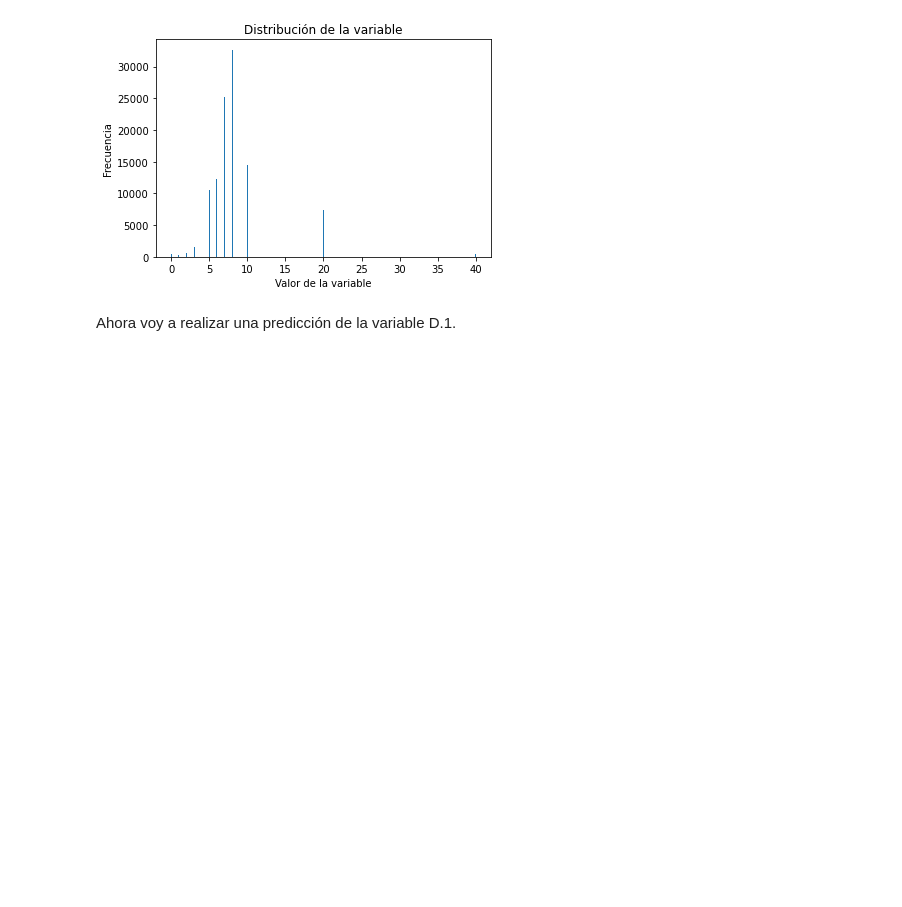
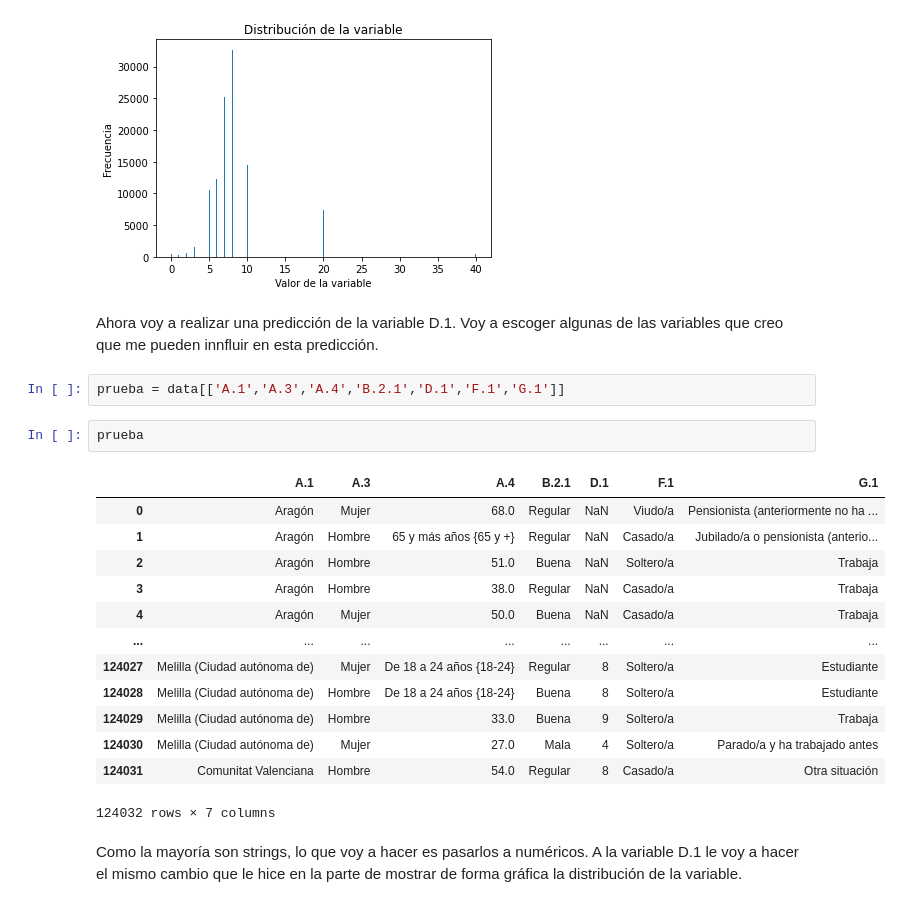
Before and after one commit to noacarrera/PruebaTecnicaMerlin, a Jupyter notebook: parte1.ipynb, the cells around one changed output. Saved outputs shown, nothing was run; the diff lists cells and outputs as text; blank space fills up the shorter version.

Commit message:
Acabada parte 1

```diff
--- a/parte1.ipynb
+++ b/parte1.ipynb
@@ -256,4 +256,24 @@ plt.show()
 # %% [output]
 [figure]
 # %% [markdown]
-Ahora voy a realizar una predicción de la variable D.1.
+Ahora voy a realizar una predicción de la variable D.1. Voy a escoger algunas de las variables que creo que me pueden innfluir en esta predicción.
+# %%
+prueba = data[['A.1','A.3','A.4','B.2.1','D.1','F.1','G.1']]
+# %%
+prueba
+# %% [output]
+|  | A.1 | A.3 | A.4 | B.2.1 | D.1 | F.1 | G.1 |
+| 0 | Aragón | Mujer | 68.0 | Regular | NaN | Viudo/a | Pensionista (anteriormente no ha ... |
+| 1 | Aragón | Hombre | 65 y más años {65 y +} | Regular | NaN | Casado/a | Jubilado/a o pensionista (anterio... |
+| 2 | Aragón | Hombre | 51.0 | Buena | NaN | Soltero/a | Trabaja |
+| 3 | Aragón | Hombre | 38.0 | Regular | NaN | Casado/a | Trabaja |
+| 4 | Aragón | Mujer | 50.0 | Buena | NaN | Casado/a | Trabaja |
+| ... | ... | ... | ... | ... | ... | ... | ... |
+| 124027 | Melilla (Ciudad autónoma de) | Mujer | De 18 a 24 años {18-24} | Regular | 8 | Soltero/a | Estudiante |
+| 124028 | Melilla (Ciudad autónoma de) | Hombre | De 18 a 24 años {18-24} | Buena | 8 | Soltero/a | Estudiante |
+| 124029 | Melilla (Ciudad autónoma de) | Hombre | 33.0 | Buena | 9 | Soltero/a | Trabaja |
+| 124030 | Melilla (Ciudad autónoma de) | Mujer | 27.0 | Mala | 4 | Soltero/a | Parado/a y ha trabajado antes |
+| 124031 | Comunitat Valenciana | Hombre | 54.0 | Regular | 8 | Casado/a | Otra situación |
+124032 rows × 7 columns
+# %% [markdown]
+Como la mayoría son strings, lo que voy a hacer es pasarlos a numéricos. A la variable D.1 le voy a hacer el mismo cambio que le hice en la parte de mostrar de forma gráfica la distribución de la variable.
```
Also changed, not shown: parts of 20 cells of this notebook.
